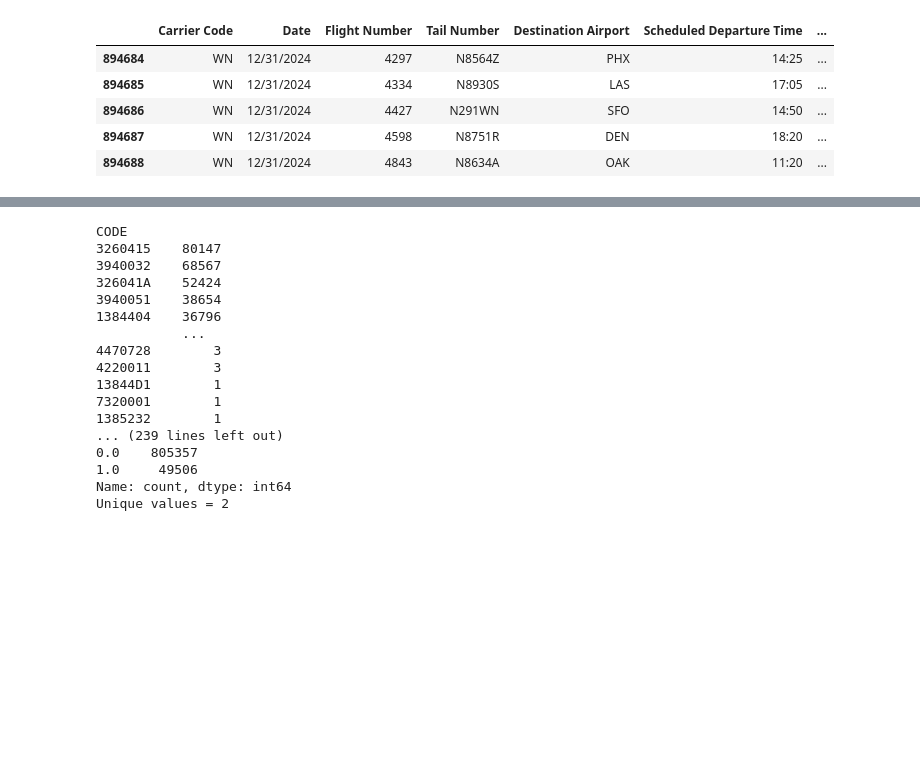
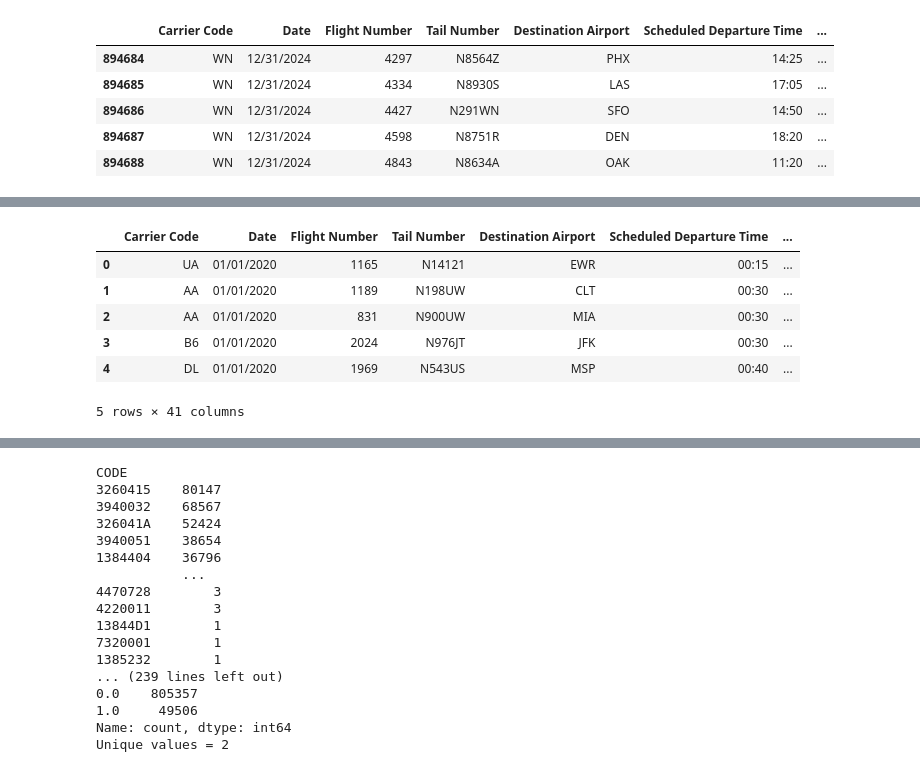
Before and after one commit to brianna-mitri/project-4, a Jupyter notebook: Work/DB_Work/Python/Cleaning.ipynb, the cells around one changed output, grey strips where cells are left out. Drawn from its saved outputs; the diff is of its cells as text; code cells hidden in the pictures; blank space fills up the shorter version.

```diff
--- a/Work/DB_Work/Python/Cleaning.ipynb
+++ b/Work/DB_Work/Python/Cleaning.ipynb
@@ -22,12 +22,17 @@ def write_csv(df, output_path):
 delays_folder = '../Data/Delays/'
 aircraft_folder = '../Data/Aircraft/'
 airport_folder = '../Data/Airports/'
+weather_folder = '../Data/Weather/'
 aircraft_reference_path = aircraft_folder + 'ACFTREF.csv'
 aircraft_master_path = aircraft_folder + 'MASTER.csv'
 airlines_path = airport_folder + 'airlines.csv'
 airports_path = airport_folder + 'airports.csv'
 
+print('Delays files:')
 delays_files = [f"{filename}" for filename in os.listdir(delays_folder) if os.path.isfile((os.path.join(delays_folder, filename)))]
+[print(filename) for filename in delays_files];
 
-[print(filename) for filename in delays_files];
+print('\nWeather files:')
+weather_files = [f"{filename}" for filename in os.listdir(weather_folder) if os.path.isfile((os.path.join(weather_folder, filename)))]
+[print(filename) for filename in weather_files];
 # %% [output]
@@ -47,0 +57,14 @@ WN-Southwest_Airlines.csv
+# %%
+# read weather data
+weather_list = []
+for filename in weather_files:
+    df = pd.read_csv((os.path.join(weather_folder, filename)), dtype={'cloud_layer_1_code': 'Int64',
+                                                                      'cloud_layer_2_code': 'Int64',
+                                                                      'cloud_layer_3_code': 'Int64'})
+    df['Airport'] = filename[0:3]
+    weather_list.append(df)
+
+weather_df = pd.concat(weather_list)
+weather_df = weather_df.reset_index(drop=True)
+print(weather_df.columns)
+print(weather_df.head())
@@ -189,3 +268,23 @@ delays_df.tail()
+# %%
+# Merge with weather data
+# Data needs to be sorted to use merge_asof
+delays_df = delays_df.sort_values('DateTime')
+weather_df = weather_df.sort_values('DateTime')
+
+# Use merge_asof to merge with the nearest time
+delays_df = pd.merge_asof(delays_df, weather_df,
+                          left_on=['DateTime'],
+                          right_on=['DateTime'],
+                          direction='backward')
+delays_df.head()
+# %% [output]
+|  | Carrier Code | Date | Flight Number | Tail Number | Destination Airport | Scheduled Departure Time | ... |
+| 0 | UA | 01/01/2020 | 1165 | N14121 | EWR | 00:15 | ... |
+| 1 | AA | 01/01/2020 | 1189 | N198UW | CLT | 00:30 | ... |
+| 2 | AA | 01/01/2020 | 831 | N900UW | MIA | 00:30 | ... |
+| 3 | B6 | 01/01/2020 | 2024 | N976JT | JFK | 00:30 | ... |
+| 4 | DL | 01/01/2020 | 1969 | N543US | MSP | 00:40 | ... |
+5 rows × 41 columns
 # %%
 delays_df.columns
 # %% [output]
```
Also changed, not shown: parts of 39 cells of this notebook.
